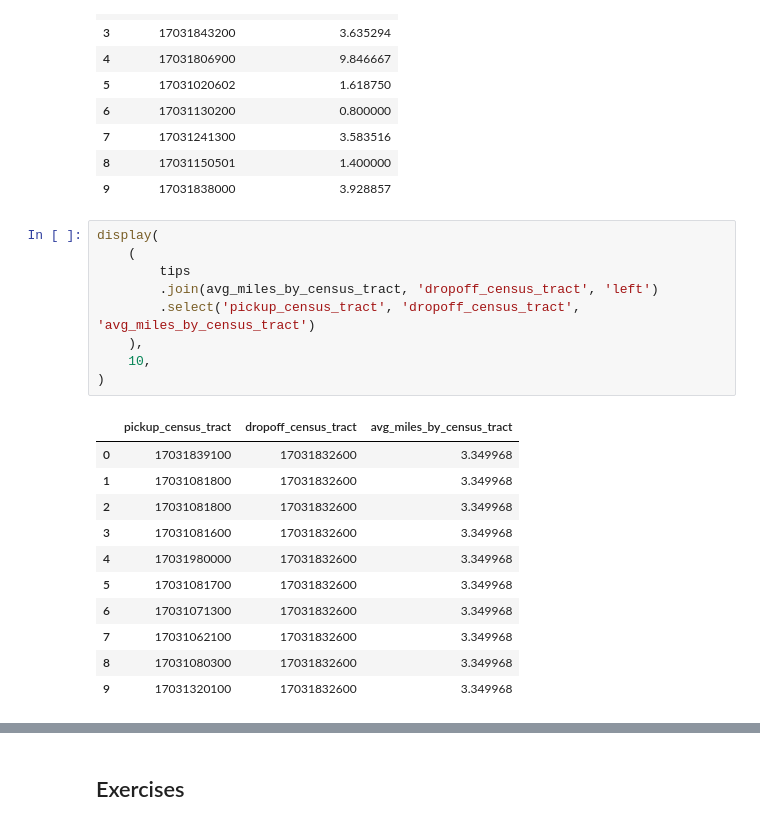
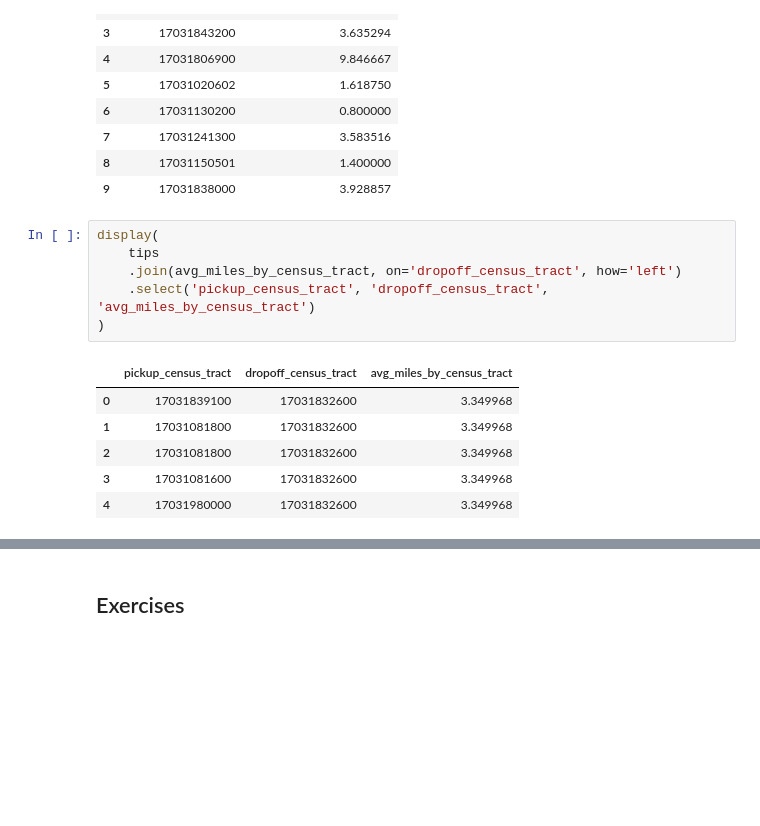
Before and after one commit to htorrence/getting_started_with_pyspark, a Jupyter notebook: solutions/3_data_processing.ipynb, the cells around one changed output, grey strips where cells are left out. Saved outputs shown, nothing was run; the diff lists cells and outputs as text; blank space fills up the shorter version.

```diff
--- a/solutions/3_data_processing.ipynb
+++ b/solutions/3_data_processing.ipynb
@@ -189,25 +135,17 @@ display(avg_miles_by_census_tract, 10)
 | 9 | 17031838000 | 3.928857 |
 # %%
 display(
-    (
-        tips
-        .join(avg_miles_by_census_tract, 'dropoff_census_tract', 'left')
-        .select('pickup_census_tract', 'dropoff_census_tract', 'avg_miles_by_census_tract')
-    ),
-    10,
+    tips
+    .join(avg_miles_by_census_tract, on='dropoff_census_tract', how='left')
+    .select('pickup_census_tract', 'dropoff_census_tract', 'avg_miles_by_census_tract')
 )
 # %% [output]
 |  | pickup_census_tract | dropoff_census_tract | avg_miles_by_census_tract |
 | 0 | 17031839100 | 17031832600 | 3.349968 |
 | 1 | 17031081800 | 17031832600 | 3.349968 |
 | 2 | 17031081800 | 17031832600 | 3.349968 |
 | 3 | 17031081600 | 17031832600 | 3.349968 |
 | 4 | 17031980000 | 17031832600 | 3.349968 |
-| 5 | 17031081700 | 17031832600 | 3.349968 |
-| 6 | 17031071300 | 17031832600 | 3.349968 |
-| 7 | 17031062100 | 17031832600 | 3.349968 |
-| 8 | 17031080300 | 17031832600 | 3.349968 |
-| 9 | 17031320100 | 17031832600 | 3.349968 |
 # %%
 census_block_window = Window().partitionBy('dropoff_census_tract')
 
```
Also changed, not shown: parts of 25 cells of this notebook, 11 other files.
